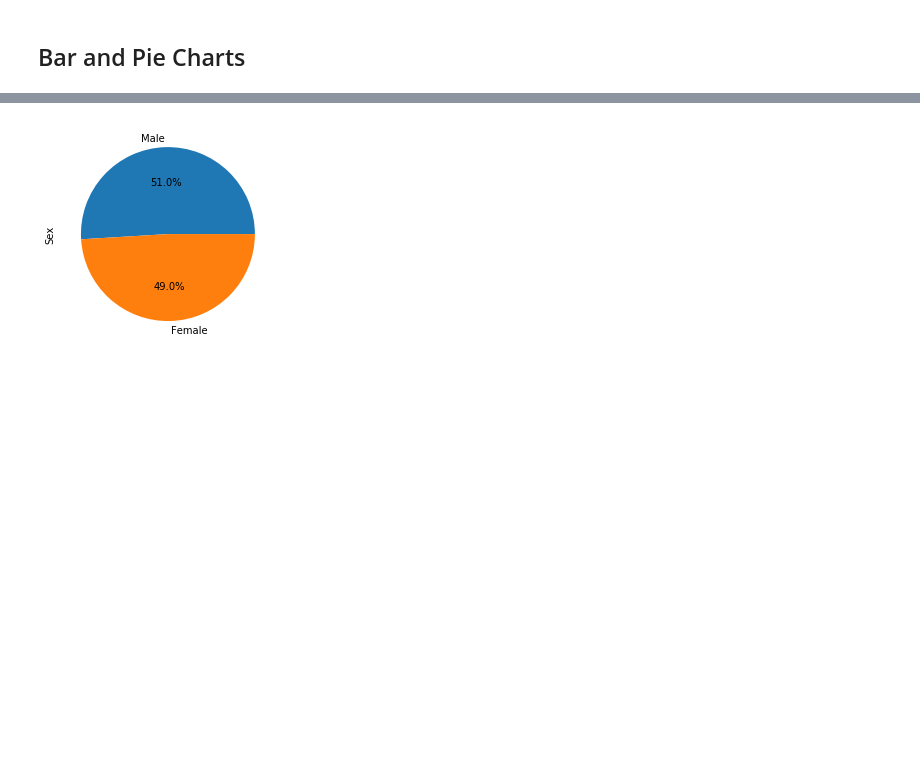
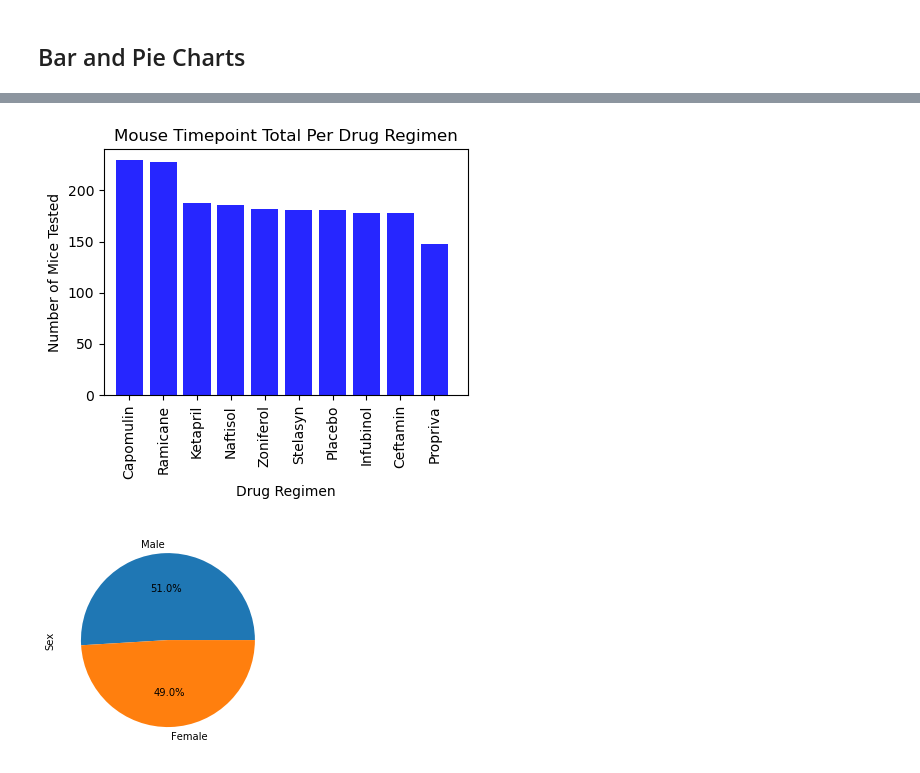
Before and after one commit to Rstevens318/Module-5-Challenge, a Jupyter notebook: Pymaceuticals/pymaceuticals_starter.ipynb, the cells around one changed output, grey strips where cells are left out. Drawn from its saved outputs; the diff is of its cells as text; code cells hidden in the pictures; blank space fills up the shorter version.

```diff
--- a/Pymaceuticals/pymaceuticals_starter.ipynb
+++ b/Pymaceuticals/pymaceuticals_starter.ipynb
@@ -152,3 +157,21 @@ summary_df_agg
+# %%
+# Generate a bar plot showing the total number of timepoints for all mice tested for each drug regimen using pyplot.
+mice_index = mice_per_regimen.index
+x_axis = mice_index
+plt.figure(figsize=(4.5,4))
+plt.bar(x_axis, mice_per_regimen, color='blue', alpha=0.85, align="center")
+plt.xticks(rotation="vertical")
+
+plt.xlim(-.75, len(x_axis))
+plt.ylim(0, max(mice_per_regimen)+10)
+
+plt.title("Mouse Timepoint Total Per Drug Regimen")
+plt.xlabel("Drug Regimen")
+plt.ylabel("Number of Mice Tested")
+plt.tight_layout()
+plt.show()
+# %% [output]
+[figure, added]
 # %%
 # Generate a pie plot showing the distribution of female versus male mice using Pandas
 # %% [output]
```
Also changed, not shown: parts of 2 cells of this notebook.
